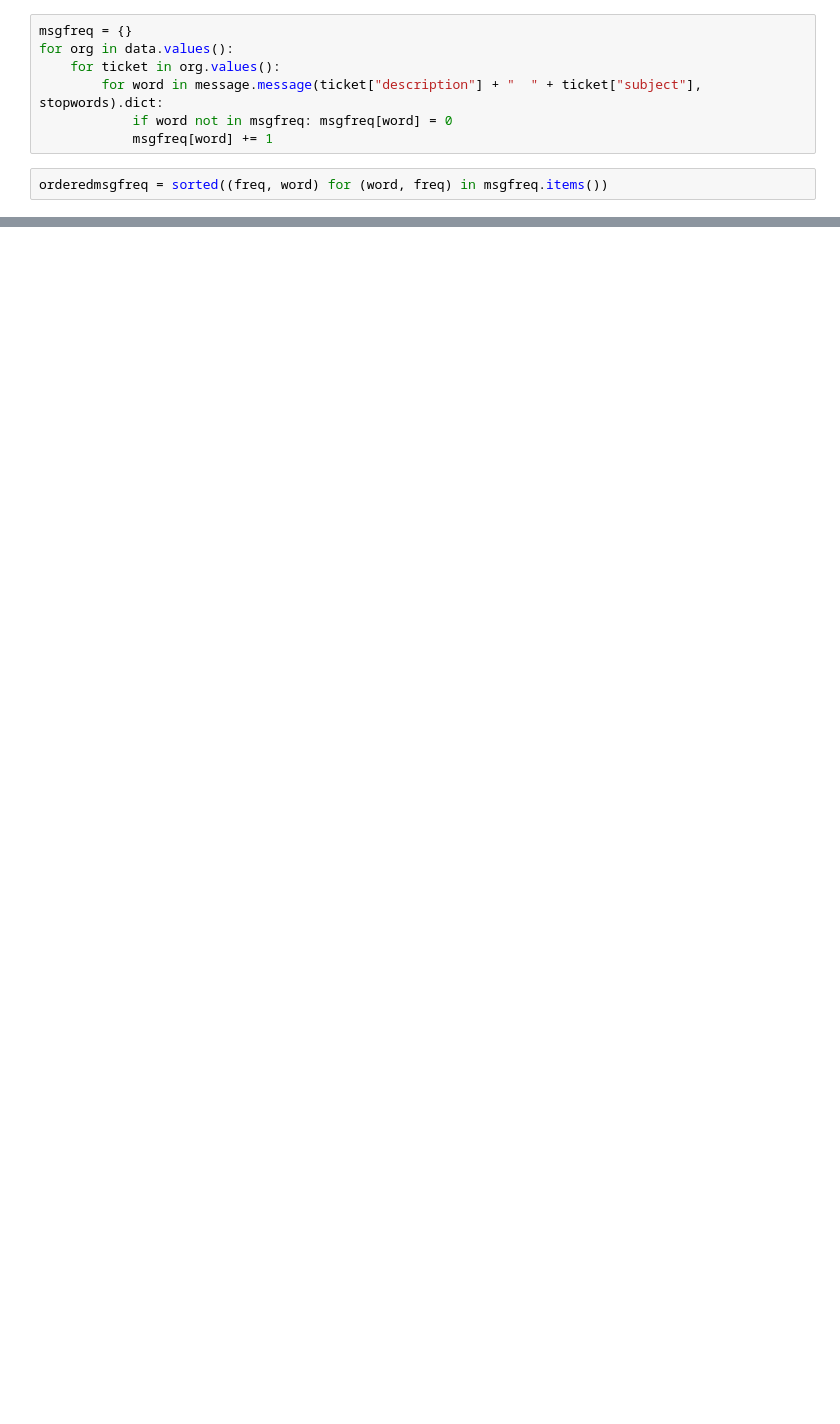
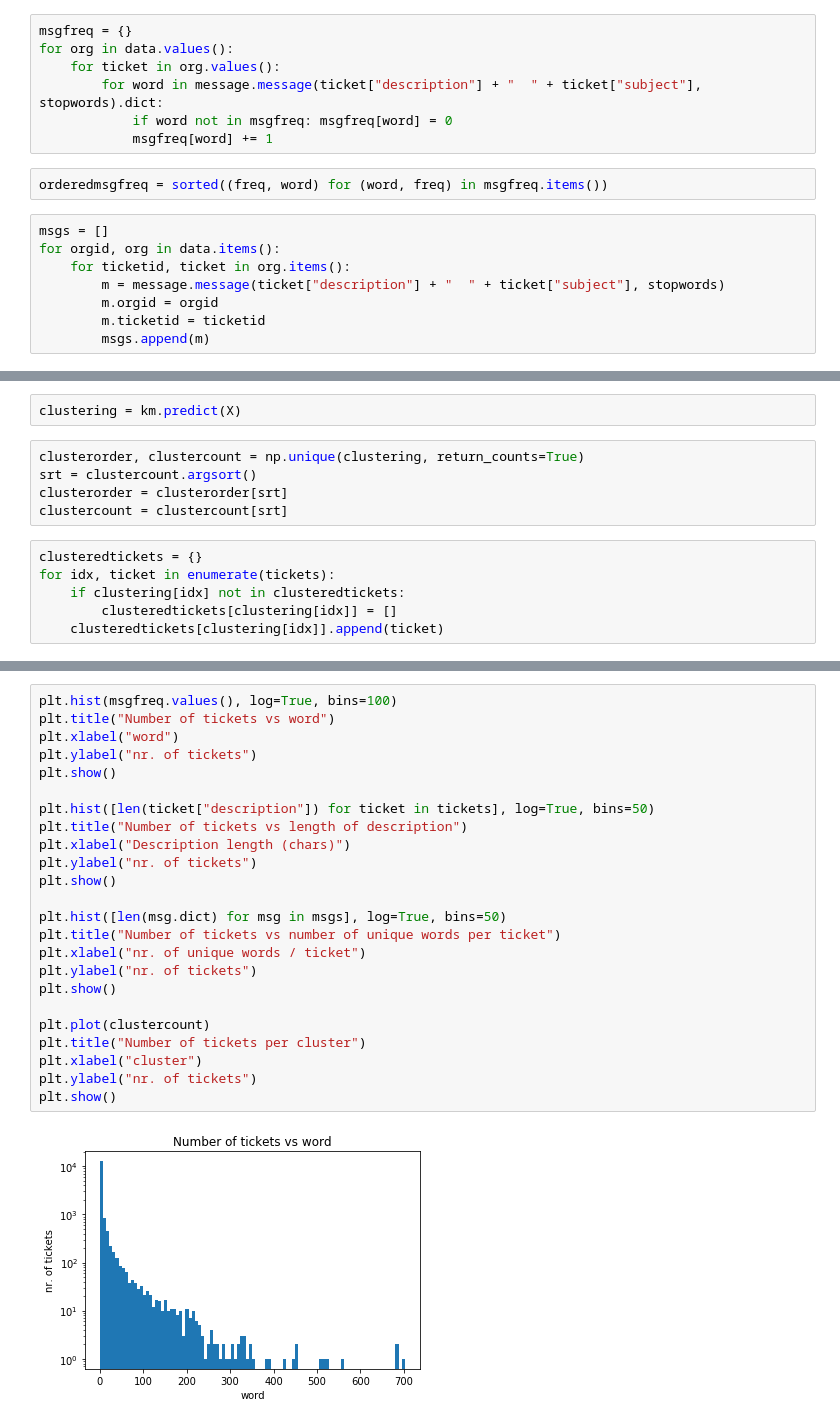
Before and after one commit to innovationgarage/support-dataCollection, a Jupyter notebook: tickets/Support tickets.ipynb, the cells around one changed output, grey strips where cells are left out. Cells and saved outputs as stored; diff of their text form; blank space fills up the shorter version.

```diff
--- a/tickets/Support tickets.ipynb
+++ b/tickets/Support tickets.ipynb
@@ -63,3 +37,11 @@ for org in data.values():
             msgfreq[word] += 1
 # %%
 orderedmsgfreq = sorted((freq, word) for (word, freq) in msgfreq.items())
+# %%
+msgs = []
+for orgid, org in data.items():
+    for ticketid, ticket in org.items():
+        m = message.message(ticket["description"] + "  " + ticket["subject"], stopwords)
+        m.orgid = orgid
+        m.ticketid = ticketid
+        msgs.append(m)
@@ -65,0 +124,13 @@ orderedmsgfreq = sorted((freq, word) for (word, freq) in msgfreq.items())
+# %%
+clustering = km.predict(X)
+# %%
+clusterorder, clustercount = np.unique(clustering, return_counts=True)
+srt = clustercount.argsort()
+clusterorder = clusterorder[srt]
+clustercount = clustercount[srt]
+# %%
+clusteredtickets = {}
+for idx, ticket in enumerate(tickets):
+    if clustering[idx] not in clusteredtickets:
+        clusteredtickets[clustering[idx]] = []
+    clusteredtickets[clustering[idx]].append(ticket)
@@ -65,0 +139,26 @@ orderedmsgfreq = sorted((freq, word) for (word, freq) in msgfreq.items())
+# %%
+plt.hist(msgfreq.values(), log=True, bins=100)
+plt.title("Number of tickets vs word")
+plt.xlabel("word")
+plt.ylabel("nr. of tickets")
+plt.show()
+
+plt.hist([len(ticket["description"]) for ticket in tickets], log=True, bins=50)
+plt.title("Number of tickets vs length of description")
+plt.xlabel("Description length (chars)")
+plt.ylabel("nr. of tickets")
+plt.show()
+
+plt.hist([len(msg.dict) for msg in msgs], log=True, bins=50)
+plt.title("Number of tickets vs number of unique words per ticket")
+plt.xlabel("nr. of unique words / ticket")
+plt.ylabel("nr. of tickets")
+plt.show()
+
+plt.plot(clustercount)
+plt.title("Number of tickets per cluster")
+plt.xlabel("cluster")
+plt.ylabel("nr. of tickets")
+plt.show()
+# %% [output]
+[figure, added]
```
Also changed, not shown: parts of 19 cells of this notebook.
